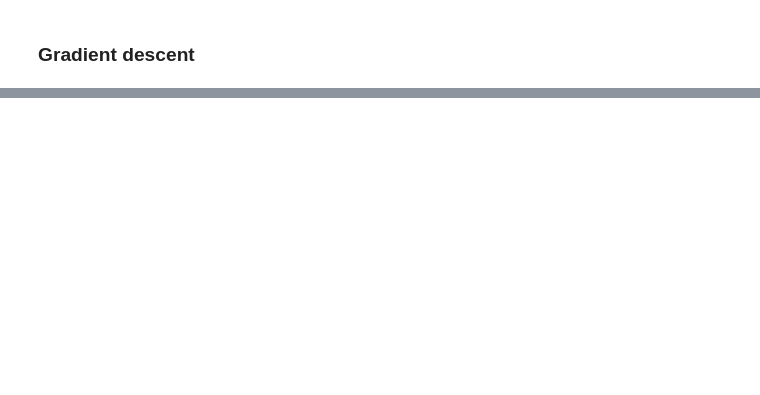
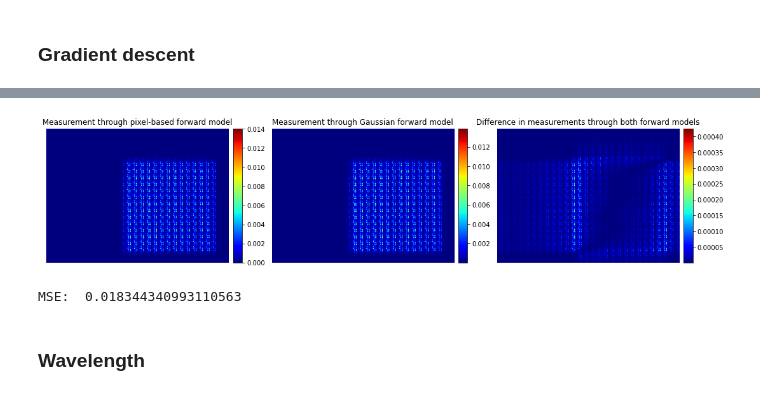
Before and after one commit to neerja/spectralmicroscope_gaussiansplatting, a Jupyter notebook: GaussSplatting/gaussian_localization.ipynb, the cells around one changed output, grey strips where cells are left out. Drawn from its saved outputs; the diff is of its cells as text; code cells hidden in the pictures; blank space fills up the shorter version.

```diff
--- a/GaussSplatting/gaussian_localization.ipynb
+++ b/GaussSplatting/gaussian_localization.ipynb
@@ -246,0 +275,55 @@ plt.show()
+# %%
+# Gaussian forward model
+
+# Get measurement
+g_test_measurement = gp.forwardSingleGauss(g_test, NX, NY, NL, h, m)
+g_test_measurement = g_test_measurement/torch.norm(g_test_measurement)
+# %%
+# Get difference
+g_test_diff = g3_test_measurement - g_test_measurement
+mse = torch.norm(g_test_diff)
+# %%
+# Plot difference and get MSE
+
+from mpl_toolkits.axes_grid1 import make_axes_locatable
+
+# Create a figure with 1 row and 3 columns of subplots
+fig, axes = plt.subplots(1, 3, figsize=(15, 5))  # Adjust `figsize` as needed for better visuals
+
+im1 = axes[0].imshow(g3_test_measurement.detach().numpy(), cmap='jet',
+                     vmin=g3_test_measurement.min().item(),
+                     vmax=g3_test_measurement.max().item())
+axes[0].set_title("Measurement through pixel-based forward model")
+axes[0].axis('off')
+divider1 = make_axes_locatable(axes[0])
+cax1 = divider1.append_axes("right", size="5%", pad=0.1)  # Adjust size and pad for appearance
+fig.colorbar(im1, cax=cax1)
+
+im2 = axes[1].imshow(g_test_measurement.detach().numpy(), cmap='jet',
+                     vmin=g_test_measurement.min().item(),
+                     vmax=g_test_measurement.max().item())
+axes[1].set_title("Measurement through Gaussian forward model")
+axes[1].axis('off')
+divider2 = make_axes_locatable(axes[1])
+cax2 = divider2.append_axes("right", size="5%", pad=0.1)
+fig.colorbar(im2, cax=cax2)
+
+im3 = axes[2].imshow(np.abs(g_test_diff.detach().numpy()), cmap='jet',
+                     vmin=np.abs(g_test_diff.detach().numpy()).min().item(),
+                     vmax=np.abs(g_test_diff.detach().numpy()).max().item())
+axes[2].set_title("Difference in measurements through both forward models")
+axes[2].axis('off')
+divider3 = make_axes_locatable(axes[2])
+cax3 = divider3.append_axes("right", size="5%", pad=0.1)
+fig.colorbar(im3, cax=cax3)
+
+# Adjust layout to prevent overlap
+plt.tight_layout()
+plt.show()
+
+print("MSE: ", mse.detach().numpy())
+# %% [output]
+[figure, added]
+MSE:  0.018344340993110563
+# %% [markdown]
+### Wavelength
```
Also changed, not shown: parts of 19 cells of this notebook, 2 other files.
